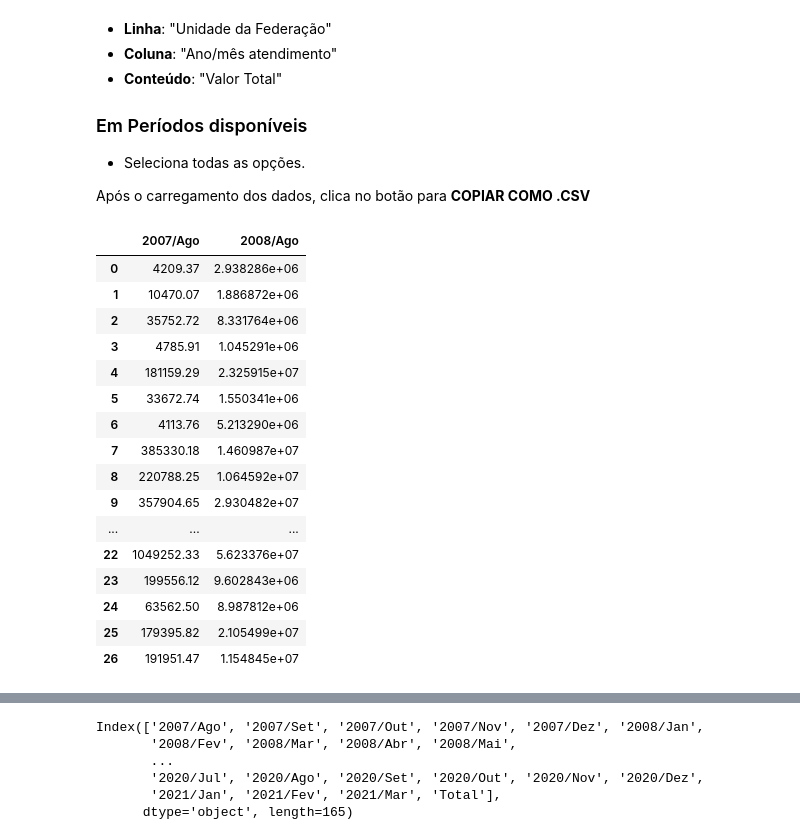
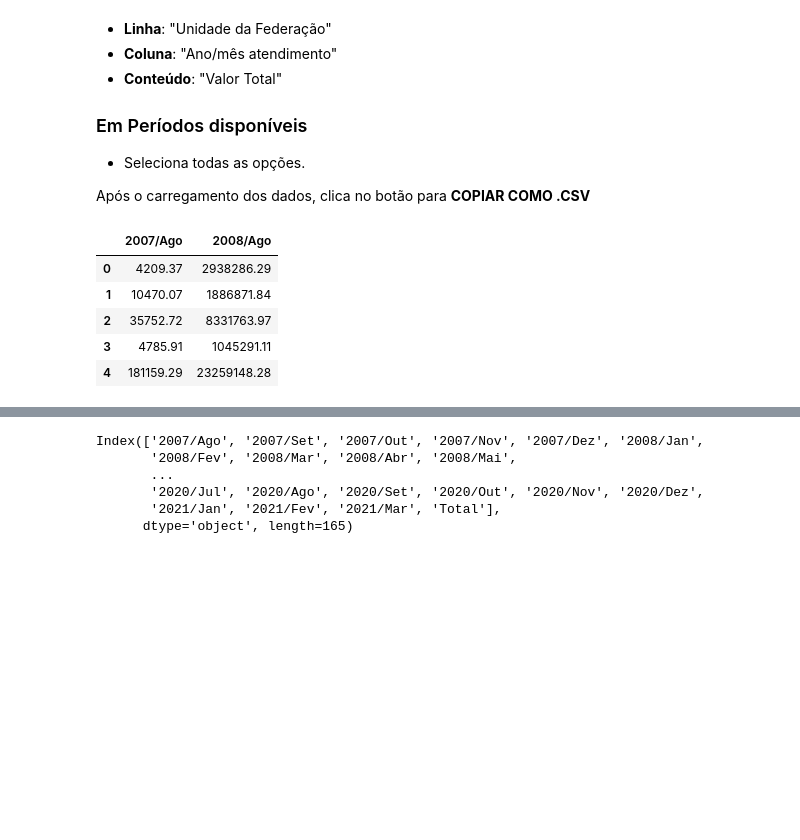
Before and after one commit to vmaicon/alura-bootcamp-dsa-2, a Jupyter notebook: modulo-1/Aula_02_Primeiras_visualizações_de_dados.ipynb, the cells around one changed output, grey strips where cells are left out. Cells and saved outputs as stored; diff of their text form; code cells hidden in the pictures; blank space fills up the shorter version.

```diff
--- a/modulo-1/Aula_02_Primeiras_visualizações_de_dados.ipynb
+++ b/modulo-1/Aula_02_Primeiras_visualizações_de_dados.ipynb
@@ -32,24 +32,13 @@ arquivo = "https://github.com/vmaicon/alura-bootcamp-dsa-2/raw/main/dados/jan-20
 dados_atendimento = pd.read_csv(arquivo, encoding='ISO-8859-1', skiprows=3, skipfooter=12,
                     thousands='.', decimal=',', sep=';', engine='python')
 # %%
-dados_atendimento[['2007/Ago','2008/Ago']]
+dados_atendimento[['2007/Ago','2008/Ago']].head()
 # %% [output]
 |  | 2007/Ago | 2008/Ago |
-| 0 | 4209.37 | 2.938286e+06 |
-| 1 | 10470.07 | 1.886872e+06 |
-| 2 | 35752.72 | 8.331764e+06 |
-| 3 | 4785.91 | 1.045291e+06 |
-| 4 | 181159.29 | 2.325915e+07 |
-| 5 | 33672.74 | 1.550341e+06 |
-| 6 | 4113.76 | 5.213290e+06 |
-| 7 | 385330.18 | 1.460987e+07 |
-| 8 | 220788.25 | 1.064592e+07 |
-| 9 | 357904.65 | 2.930482e+07 |
-| ... | ... | ... |
-| 22 | 1049252.33 | 5.623376e+07 |
-| 23 | 199556.12 | 9.602843e+06 |
-| 24 | 63562.50 | 8.987812e+06 |
-| 25 | 179395.82 | 2.105499e+07 |
-| 26 | 191951.47 | 1.154845e+07 |
+| 0 | 4209.37 | 2938286.29 |
+| 1 | 10470.07 | 1886871.84 |
+| 2 | 35752.72 | 8331763.97 |
+| 3 | 4785.91 | 1045291.11 |
+| 4 | 181159.29 | 23259148.28 |
 # %%
 dados_atendimento.mean().index
```
Also changed, not shown: parts of 12 cells of this notebook.
